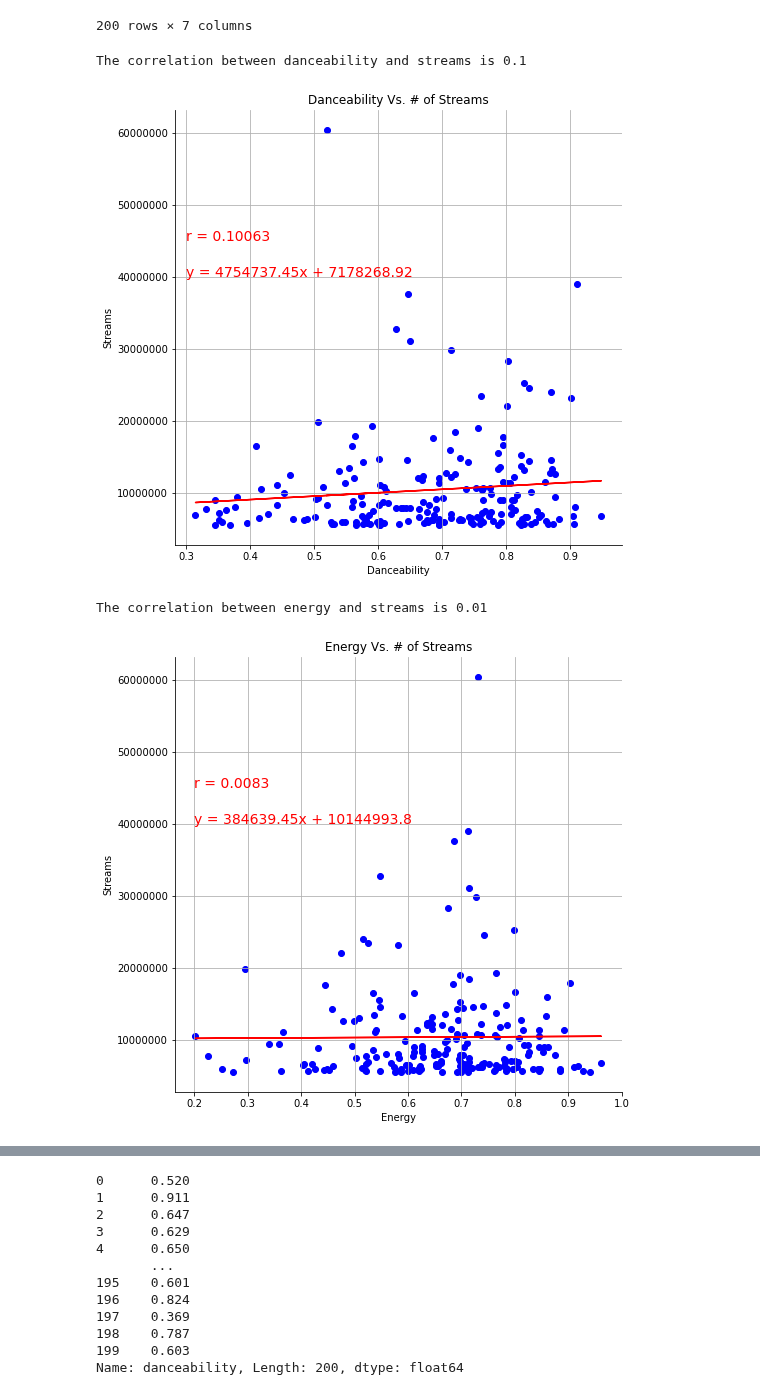
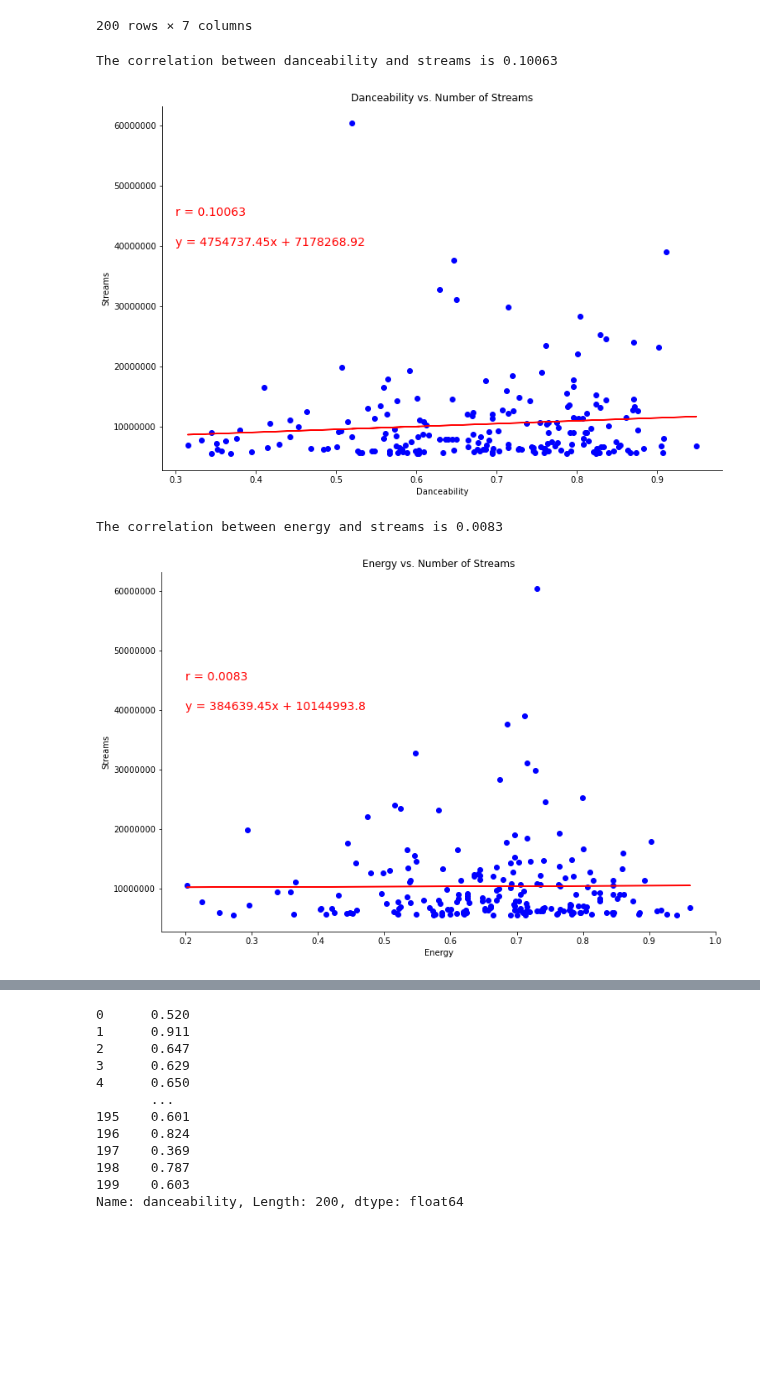
Before and after one commit to mbruns13/project_1_spotify, a Jupyter notebook: maite_danceability_energy.ipynb, the cells around one changed output, grey strips where cells are left out. Cells and saved outputs as stored; diff of their text form; code cells hidden in the pictures; blank space fills up the shorter version.

Commit message:
Final script and file clean-up

```diff
--- a/maite_danceability_energy.ipynb
+++ b/maite_danceability_energy.ipynb
@@ -206,83 +213,71 @@ dance_df = danceability_df.reset_index(drop=True)
 # %%
 #dance_df
 # %%
-rcParams['figure.figsize'] = 12,8
-rcParams['axes.spines.top'] = False
-rcParams['axes.spines.right'] = False
-
-#Looking at the relationship between tempo and danceability of global top songs
+#Looking at the relationship between danceability and streams of global top songs
 
 #make the columns in question numeric
 new_songs_df['danceability'] = pd.to_numeric(new_songs_df['danceability'])
 new_songs_df['streams'] = pd.to_numeric(new_songs_df['streams'])
 
 #create a scatter plot to see correlation between variables
-new_songs_df.plot(kind="scatter", x="danceability", y="streams", c = ['blue'], grid=True, figsize=(8,8),
-              title="Danceability Vs. # of Streams")
+xvalues = new_songs_df["danceability"]
+yvalues = new_songs_df["streams"]
 
 #find correlation between the variables and print
-danceability = new_songs_df.iloc[:,5]
-streams = new_songs_df.iloc[:,4]
-correlation = st.pearsonr(danceability,streams)
-print(f"The correlation between danceability and streams is {round(correlation[0],2)}")
-
-plt.xlabel('Danceability')
-plt.ylabel('Streams')
-plt.ticklabel_format(style='plain')
-
-xvalues = new_songs_df["danceability"]
-yvalues = new_songs_df["streams"]
 (slope, intercept, rvalue, pvalue, stderr) = linregress(xvalues, yvalues)
 regress_values = xvalues * slope + intercept
 plt.scatter(xvalues, yvalues, c="b")
 plt.plot(xvalues,regress_values,"r-")
 line_eq = "y = " + str(round(slope,2)) + "x + " + str(round(intercept,2))
+
+print(f"The correlation between danceability and streams is {round(rvalue,5)}")
+
+#Clean up plot with labels and title
+plt.title("Danceability vs. Number of Streams")
+plt.xlabel('Danceability')
+plt.ylabel('Streams')
+plt.ticklabel_format(style='plain')
+
+#Add line equation and r value
 plt.annotate(line_eq,(0.3,40000000),fontsize=14,color="red")
 plt.annotate(f"r = {round(rvalue,5)}",(0.3,45000000),fontsize=14,color="red")
 
 #save the graph to the images folder
 plt.savefig('images/Danceability_vs_Streams', dpi = 300)
 
 
 #display the graph with the correlation number
 
 plt.show()
 # %% [output]
-The correlation between danceability and streams is 0.1
+The correlation between danceability and streams is 0.10063
-[figure, old version]
+[figure, new version]
 # %%
-rcParams['figure.figsize'] = 12,8
-rcParams['axes.spines.top'] = False
-rcParams['axes.spines.right'] = False
-
-#Looking at the relationship between tempo and danceability of global top songs
+#Looking at the relationship between energy and streams of global top songs
 
 #make the columns in question numeric
 new_songs_df['energy'] = pd.to_numeric(new_songs_df['energy'])
 new_songs_df['streams'] = pd.to_numeric(new_songs_df['streams'])
 
 #create a scatter plot to see correlation between variables
-new_songs_df.plot(kind="scatter", x="energy", y="streams", c = ['blue'], grid=True, figsize=(8,8),
-              title="Energy Vs. # of Streams")
+xvalues = new_songs_df["energy"]
+yvalues = new_songs_df["streams"]
 
 #find correlation between the variables and print
-energy = new_songs_df.iloc[:,6]
-streams = new_songs_df.iloc[:,4]
-correlation = st.pearsonr(energy,streams)
-print(f"The correlation between energy and streams is {round(correlation[0],2)}")
-
-plt.xlabel('Energy')
-plt.ylabel('Streams')
-plt.ticklabel_format(style='plain')
-
-
-xvalues = new_songs_df["energy"]
-yvalues = new_songs_df["streams"]
 (slope, intercept, rvalue, pvalue, stderr) = linregress(xvalues, yvalues)
 regress_values = xvalues * slope + intercept
 plt.scatter(xvalues, yvalues, c="b")
 plt.plot(xvalues,regress_values,"r-")
 line_eq = "y = " + str(round(slope,2)) + "x + " + str(round(intercept,2))
+
+print(f"The correlation between energy and streams is {round(rvalue,5)}")
+
+#Clean up plot with labels
+plt.title("Energy vs. Number of Streams")
+plt.xlabel('Energy')
+plt.ylabel('Streams')
+plt.ticklabel_format(style='plain')
+
 plt.annotate(line_eq,(0.2,40000000),fontsize=14,color="red")
 plt.annotate(f"r = {round(rvalue,5)}",(0.2,45000000),fontsize=14,color="red")
 
@@ -294,6 +289,6 @@ plt.savefig('images/Energy_vs_Streams', dpi = 300)
 
 plt.show()
 # %% [output]
-The correlation between energy and streams is 0.01
+The correlation between energy and streams is 0.0083
-[figure, old version]
+[figure, new version]
 # %%
```
Also changed, not shown: parts of 20 cells of this notebook, 3 other files.
